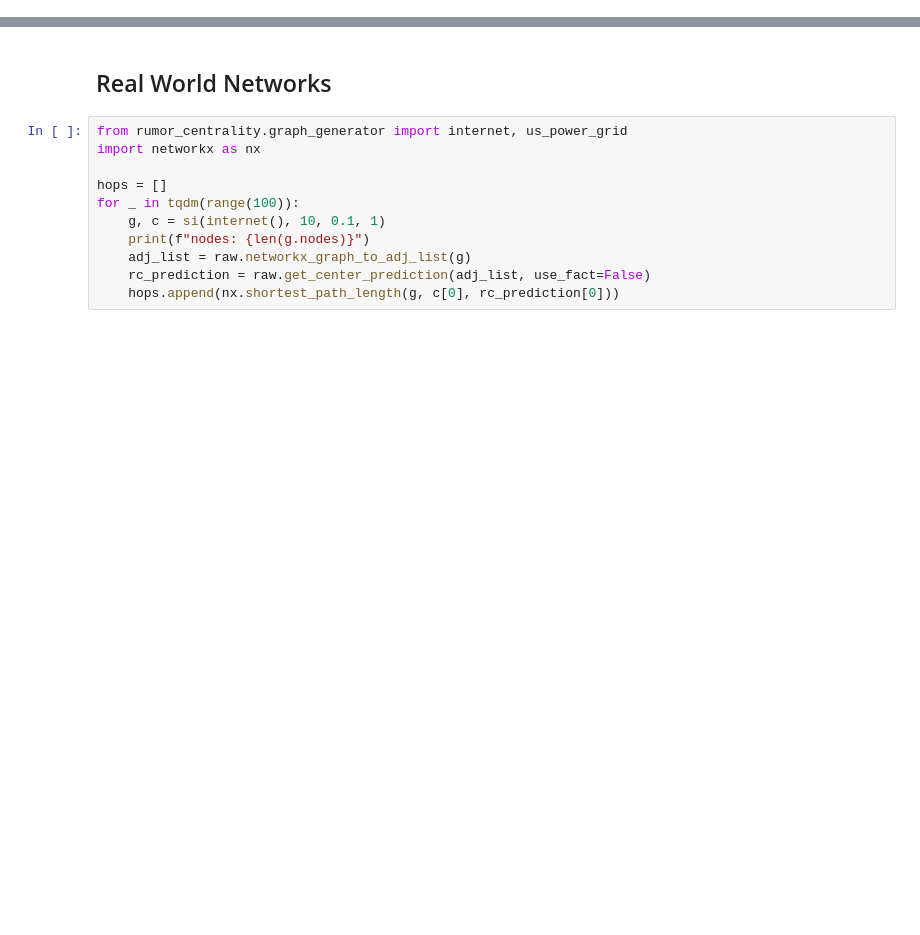
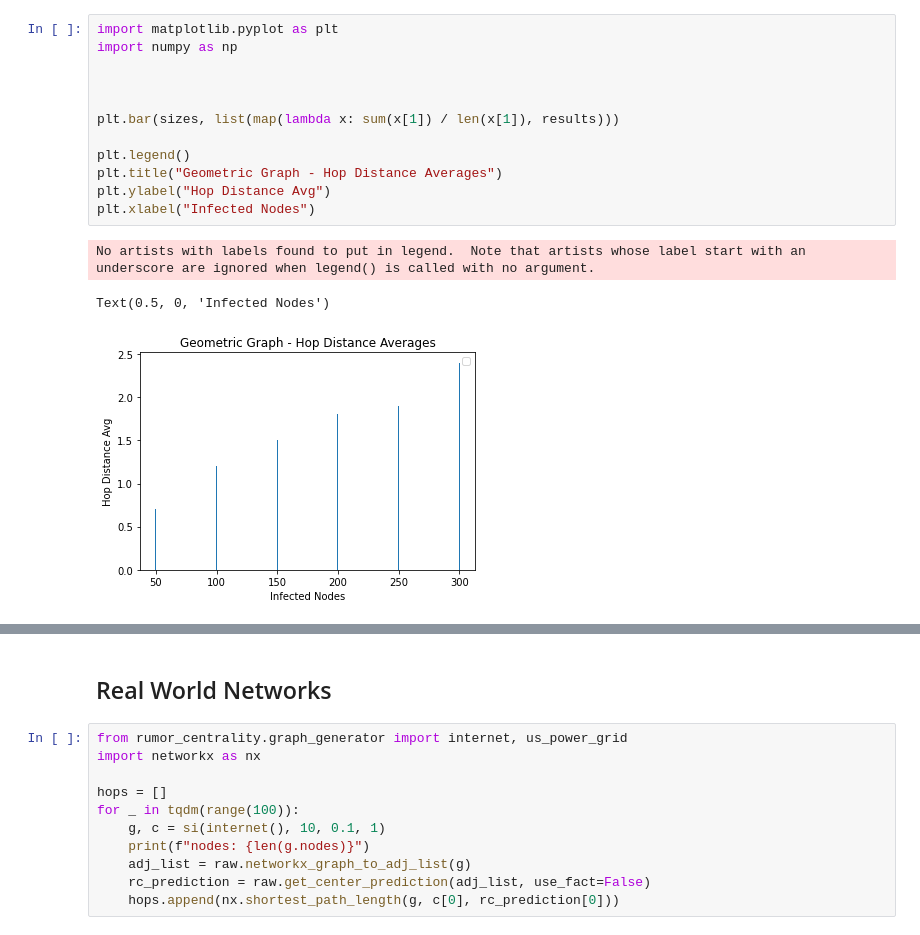
Before and after one commit to Paulpanther/info-flow, a Jupyter notebook: Reproduce Paper Results.ipynb, the cells around one changed output, grey strips where cells are left out. Drawn from its saved outputs; the diff is of its cells as text; blank space fills up the shorter version.

```diff
--- a/Reproduce Paper Results.ipynb
+++ b/Reproduce Paper Results.ipynb
@@ -120,0 +125,16 @@ Text(0.5, 1.0, 'Regular Trees')
+# %%
+import matplotlib.pyplot as plt
+import numpy as np
+
+
+
+plt.bar(sizes, list(map(lambda x: sum(x[1]) / len(x[1]), results)))
+
+plt.legend()
+plt.title("Geometric Graph - Hop Distance Averages")
+plt.ylabel("Hop Distance Avg")
+plt.xlabel("Infected Nodes")
+# %% [output]
+No artists with labels found to put in legend.  Note that artists whose label start with an underscore are ignored when legend() is called with no argument.
+Text(0.5, 0, 'Infected Nodes')
+[figure, added]
```
Also changed, not shown: parts of 25 cells of this notebook, 2 other files.
